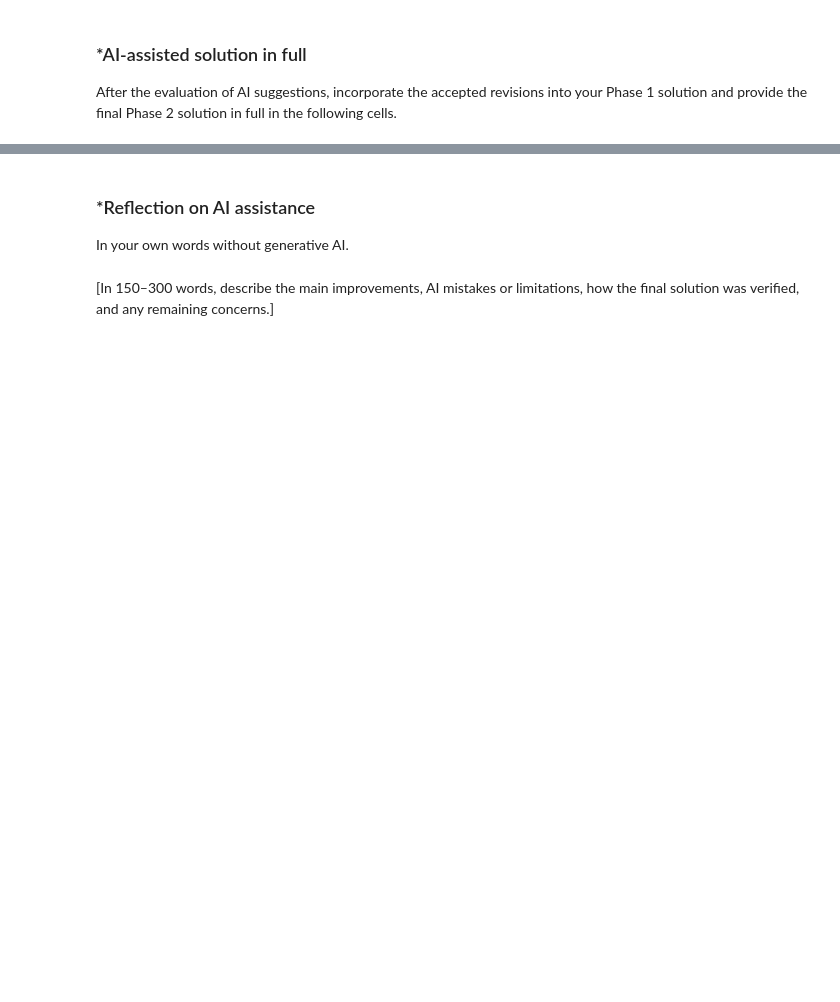
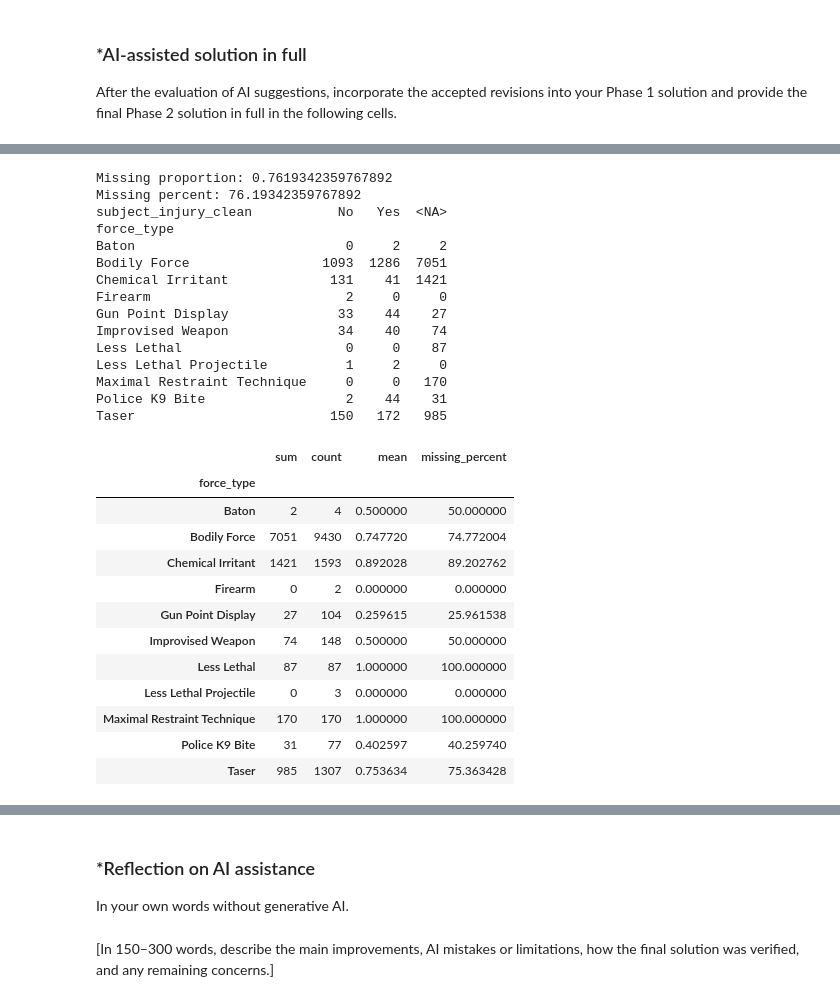
Before and after one commit to rushilnanga/A01-data-wrangling, a Jupyter notebook: notebook.ipynb, the cells around one changed output, grey strips where cells are left out. Cells and saved outputs as stored; diff of their text form; code cells hidden in the pictures; blank space fills up the shorter version.

```diff
--- a/notebook.ipynb
+++ b/notebook.ipynb
@@ -250,0 +297,68 @@ After the evaluation of AI suggestions, incorporate the accepted revisions into
+# %%
+police = pd.read_csv("./data/mn_police_use_of_force.csv")
+
+injury_text = (
+    police["subject_injury"]
+    .astype("string")
+    .str.strip()
+    .str.title()
+)
+
+police["subject_injury_clean"] = injury_text.where(
+    injury_text.isin(["Yes", "No"])
+)
+
+missing_prop = police["subject_injury_clean"].isna().mean()
+
+print("Missing proportion:", missing_prop)
+print("Missing percent:", missing_prop * 100)
+
+injury_table = pd.crosstab(
+    police["force_type"],
+    police["subject_injury_clean"],
+    dropna=False
+)
+
+print(injury_table)
+
+force_missing = (
+    police
+    .assign(
+        injury_missing=police["subject_injury_clean"].isna()
+    )
+    .groupby("force_type")["injury_missing"]
+    .agg(["sum", "count", "mean"])
+)
+
+force_missing["missing_percent"] = force_missing["mean"] * 100
+
+force_missing
+# %% [output]
+Missing proportion: 0.7619342359767892
+Missing percent: 76.19342359767892
+subject_injury_clean           No   Yes  <NA>
+force_type
+Baton                           0     2     2
+Bodily Force                 1093  1286  7051
+Chemical Irritant             131    41  1421
+Firearm                         2     0     0
+Gun Point Display              33    44    27
+Improvised Weapon              34    40    74
+Less Lethal                     0     0    87
+Less Lethal Projectile          1     2     0
+Maximal Restraint Technique     0     0   170
+Police K9 Bite                  2    44    31
+Taser                         150   172   985
+|  | sum | count | mean | missing_percent |
+| force_type |  |  |  |  |
+| Baton | 2 | 4 | 0.500000 | 50.000000 |
+| Bodily Force | 7051 | 9430 | 0.747720 | 74.772004 |
+| Chemical Irritant | 1421 | 1593 | 0.892028 | 89.202762 |
+| Firearm | 0 | 2 | 0.000000 | 0.000000 |
+| Gun Point Display | 27 | 104 | 0.259615 | 25.961538 |
+| Improvised Weapon | 74 | 148 | 0.500000 | 50.000000 |
+| Less Lethal | 87 | 87 | 1.000000 | 100.000000 |
+| Less Lethal Projectile | 0 | 3 | 0.000000 | 0.000000 |
+| Maximal Restraint Technique | 170 | 170 | 1.000000 | 100.000000 |
+| Police K9 Bite | 31 | 77 | 0.402597 | 40.259740 |
+| Taser | 985 | 1307 | 0.753634 | 75.363428 |
```
Also changed, not shown: parts of 10 cells of this notebook.
